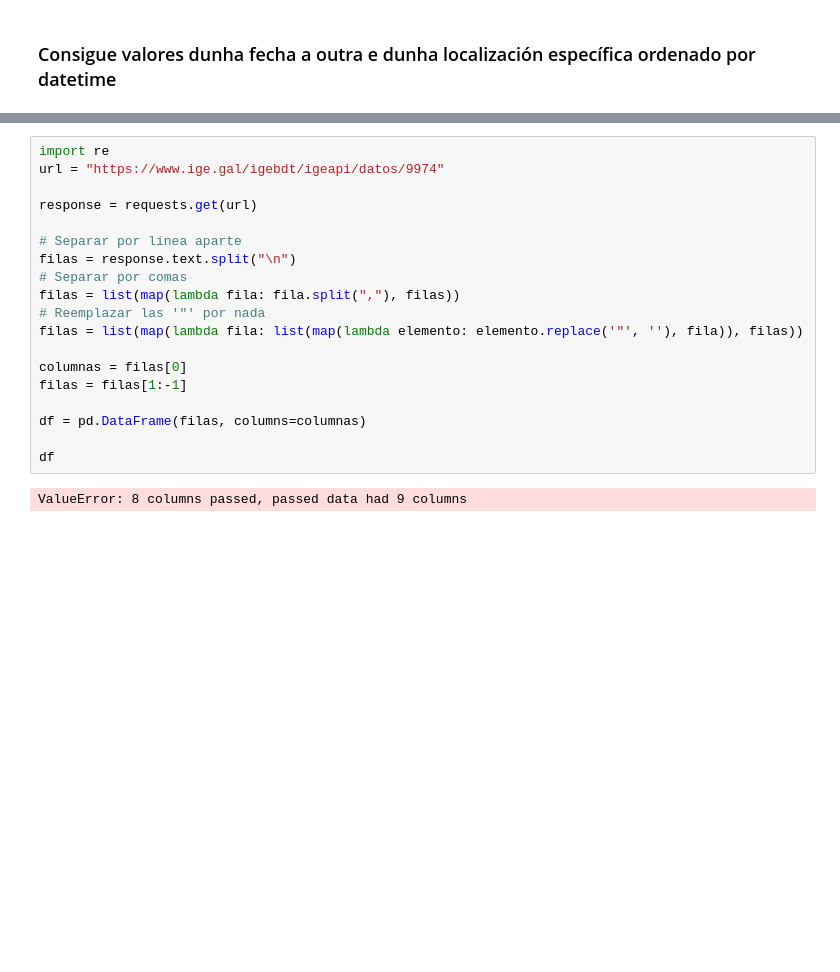
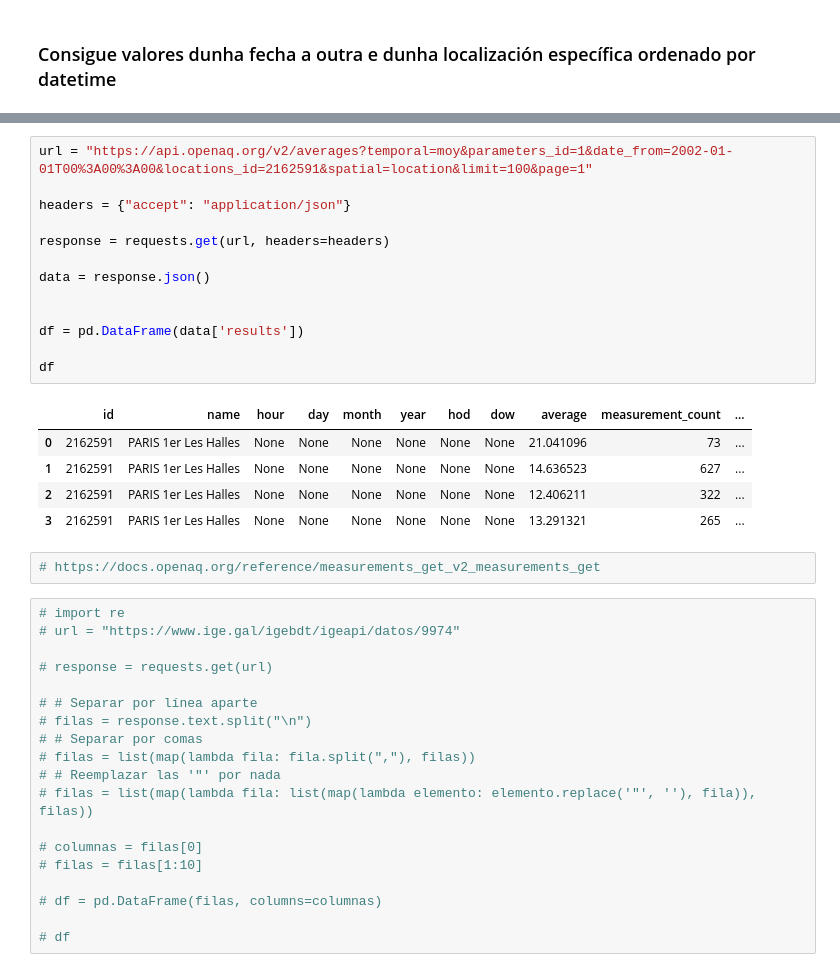
Before and after one commit to DaniMartinezX/SBD, a Jupyter notebook: tarefas/T5.1-panel-control-powerbi/quality_air.ipynb, the cells around one changed output, grey strips where cells are left out. Saved outputs shown, nothing was run; the diff lists cells and outputs as text; blank space fills up the shorter version.

```diff
--- a/tarefas/T5.1-panel-control-powerbi/quality_air.ipynb
+++ b/tarefas/T5.1-panel-control-powerbi/quality_air.ipynb
@@ -162,21 +324,40 @@ print(len(df_results))
+# %%
+url = "https://api.openaq.org/v2/averages?temporal=moy&parameters_id=1&date_from=2002-01-01T00%3A00%3A00&locations_id=2162591&spatial=location&limit=100&page=1"
+
+headers = {"accept": "application/json"}
+
+response = requests.get(url, headers=headers)
+
+data = response.json()
+
+
+df = pd.DataFrame(data['results'])
+
+df
+# %% [output]
+|  | id | name | hour | day | month | year | hod | dow | average | measurement_count | ... |
+| 0 | 2162591 | PARIS 1er Les Halles | None | None | None | None | None | None | 21.041096 | 73 | ... |
+| 1 | 2162591 | PARIS 1er Les Halles | None | None | None | None | None | None | 14.636523 | 627 | ... |
+| 2 | 2162591 | PARIS 1er Les Halles | None | None | None | None | None | None | 12.406211 | 322 | ... |
+| 3 | 2162591 | PARIS 1er Les Halles | None | None | None | None | None | None | 13.291321 | 265 | ... |
+# %%
+# https://docs.openaq.org/reference/measurements_get_v2_measurements_get
 # %%
-import re
-url = "https://www.ige.gal/igebdt/igeapi/datos/9974"
+# import re
+# url = "https://www.ige.gal/igebdt/igeapi/datos/9974"
 
-response = requests.get(url)
+# response = requests.get(url)
 
-# Separar por línea aparte
-filas = response.text.split("\n")
-# Separar por comas
-filas = list(map(lambda fila: fila.split(","), filas))
-# Reemplazar las '"' por nada
-filas = list(map(lambda fila: list(map(lambda elemento: elemento.replace('"', ''), fila)), filas))
+# # Separar por línea aparte
+# filas = response.text.split("\n")
+# # Separar por comas
+# filas = list(map(lambda fila: fila.split(","), filas))
+# # Reemplazar las '"' por nada
+# filas = list(map(lambda fila: list(map(lambda elemento: elemento.replace('"', ''), fila)), filas))
 
-columnas = filas[0]
-filas = filas[1:-1]
+# columnas = filas[0]
+# filas = filas[1:10]
 
-df = pd.DataFrame(filas, columns=columnas)
+# df = pd.DataFrame(filas, columns=columnas)
 
-df
+# df
-# %% [output]
-ValueError: 8 columns passed, passed data had 9 columns
```
Also changed, not shown: parts of 14 cells of this notebook, 3 other files.
